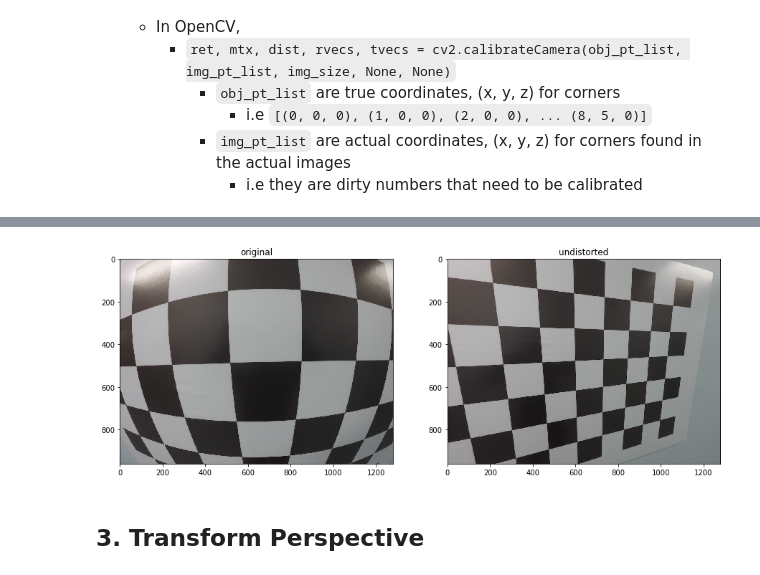
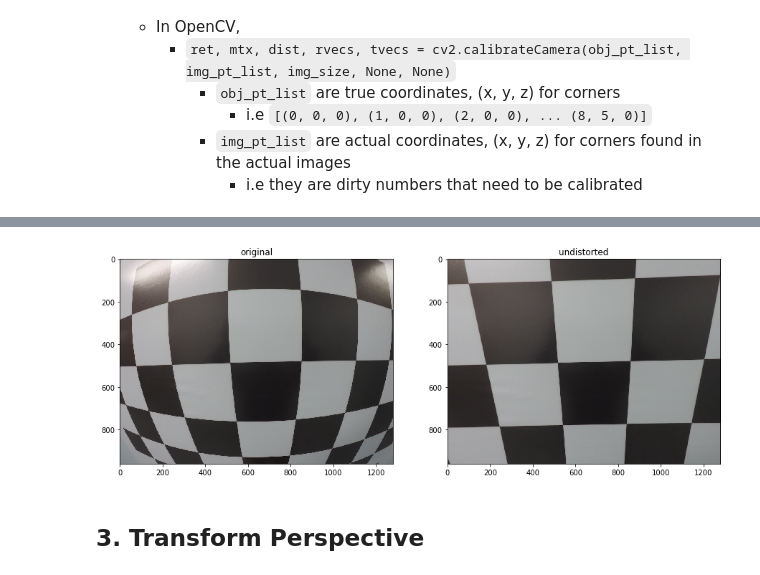
Before and after one commit to kkweon/opencv-exercises, a Jupyter notebook: distortion_perspective.ipynb, the cells around one changed output, grey strips where cells are left out. Drawn from its saved outputs; the diff is of its cells as text; code cells hidden in the pictures.

Commit message:
fix: undistorted image reference

```diff
--- a/distortion_perspective.ipynb
+++ b/distortion_perspective.ipynb
@@ -114,26 +114,26 @@ for idx, fname in enumerate(images):
 # %%
 test_img = cv2.imread("assets/calibration_wide/test_image.jpg")
 img_size = (test_img.shape[1], test_img.shape[0])
 
 # Do camera calibration given object points and image points
 ret, mtx, dist, rvecs, tvecs = cv2.calibrateCamera(obj_pt_list,
                                                    img_pt_list,
                                                    img_size, None, None)
 
-dst = cv2.undistort(img, mtx, dist, None, mtx)
+dst = cv2.undistort(test_img, mtx, dist, None, mtx)
 cv2.imwrite('assets/calibration_wide/test_undist.jpg', dst)
 
 
 plt.figure(figsize=(15, 15))
 plt.subplot(1, 2, 1);
 plt.imshow(test_img);
 plt.title("original");
 
 plt.subplot(1, 2, 2);
 plt.imshow(dst);
 plt.title("undistorted");
 # %% [output]
-[figure, old version]
+[figure, new version]
 # %% [markdown]
 ## 3. Transform Perspective
 # %%
```
Also changed, not shown: 1 other file.
